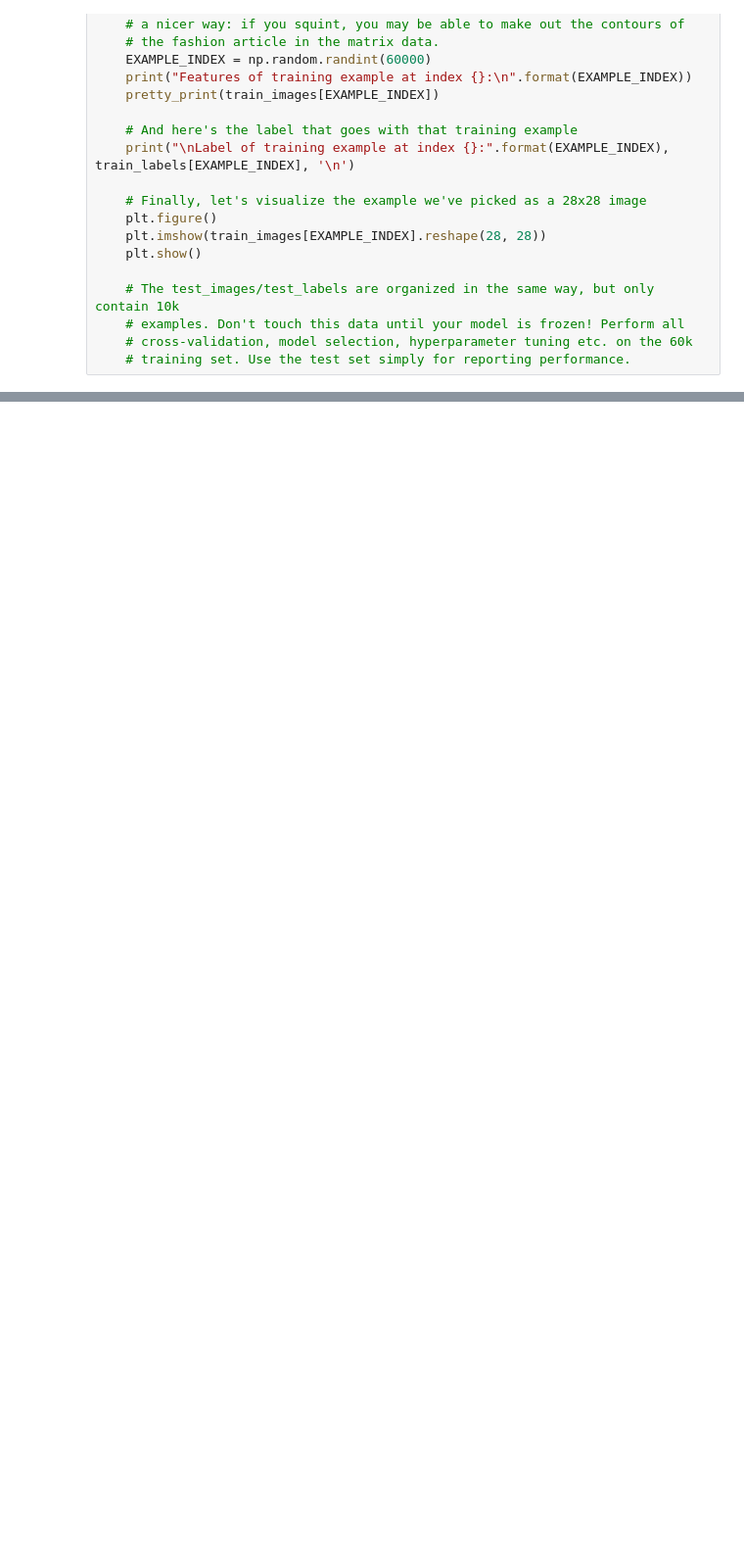
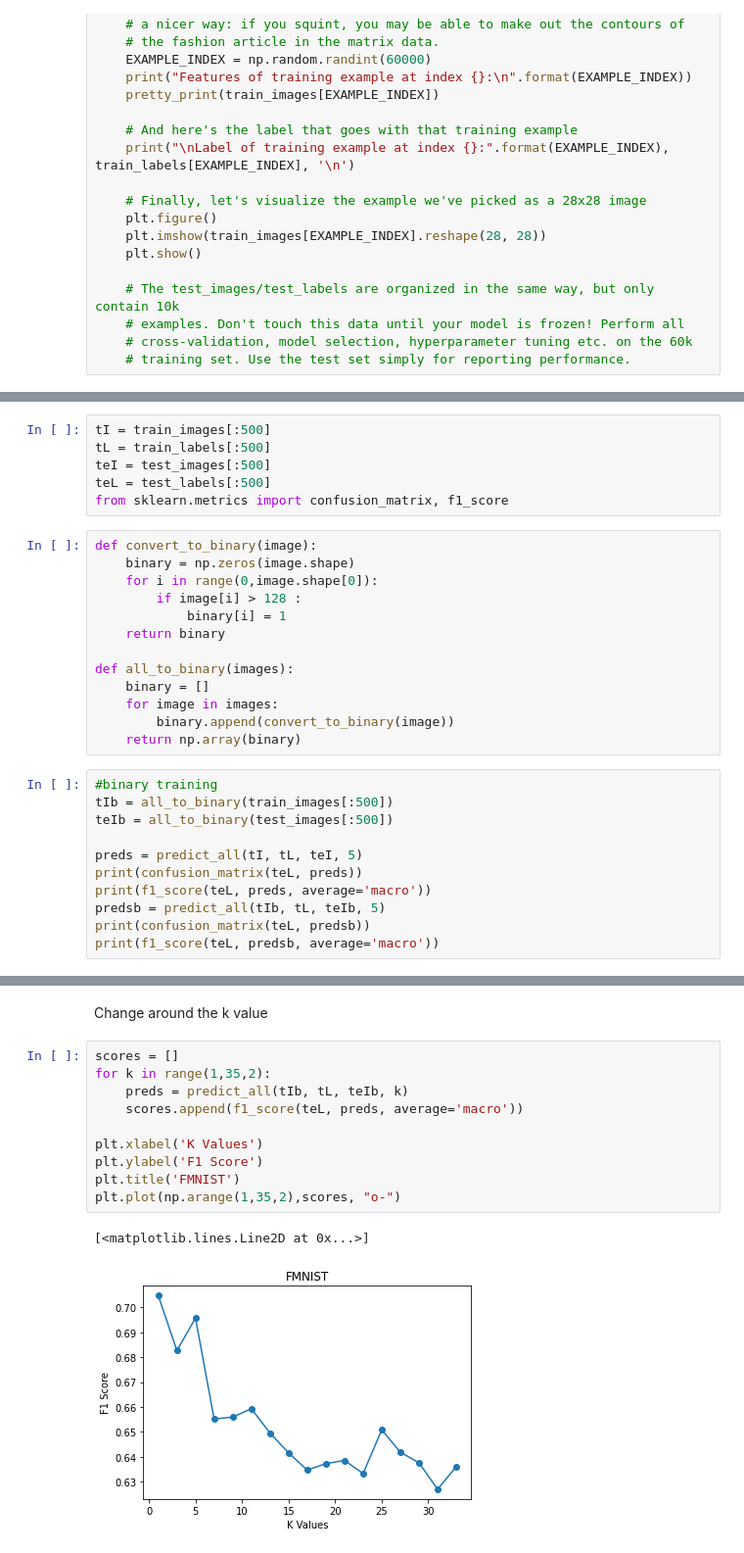
Before and after one commit to hakanjian/MLHW2, a Jupyter notebook: sample.ipynb, the cells around one changed output, grey strips where cells are left out. Shown at 98% size. Cells and saved outputs as stored; diff of their text form; blank space fills up the shorter version.

Commit message:
binary and first models

```diff
--- a/sample.ipynb
+++ b/sample.ipynb
@@ -114,0 +168,30 @@ array([[0, 0, 0, ..., 0, 0, 0],
+# %%
+tI = train_images[:500]
+tL = train_labels[:500]
+teI = test_images[:500]
+teL = test_labels[:500]
+from sklearn.metrics import confusion_matrix, f1_score
+# %%
+def convert_to_binary(image):
+    binary = np.zeros(image.shape)
+    for i in range(0,image.shape[0]):
+        if image[i] > 128 :
+            binary[i] = 1
+    return binary
+
+def all_to_binary(images):
+    binary = []
+    for image in images:
+        binary.append(convert_to_binary(image))
+    return np.array(binary)
+# %%
+#binary training
+tIb = all_to_binary(train_images[:500])
+teIb = all_to_binary(test_images[:500])
+
+preds = predict_all(tI, tL, teI, 5)
+print(confusion_matrix(teL, preds))
+print(f1_score(teL, preds, average='macro'))
+predsb = predict_all(tIb, tL, teIb, 5)
+print(confusion_matrix(teL, predsb))
+print(f1_score(teL, predsb, average='macro'))
@@ -114,0 +216,15 @@ array([[0, 0, 0, ..., 0, 0, 0],
+# %% [markdown]
+Change around the k value
+# %%
+scores = []
+for k in range(1,35,2):
+    preds = predict_all(tIb, tL, teIb, k)
+    scores.append(f1_score(teL, preds, average='macro'))
+
+plt.xlabel('K Values')
+plt.ylabel('F1 Score')
+plt.title('FMNIST')
+plt.plot(np.arange(1,35,2),scores, "o-")
+# %% [output]
+[<matplotlib.lines.Line2D at 0x...>]
+[figure, added]
```
Also changed, not shown: parts of 7 cells of this notebook.
